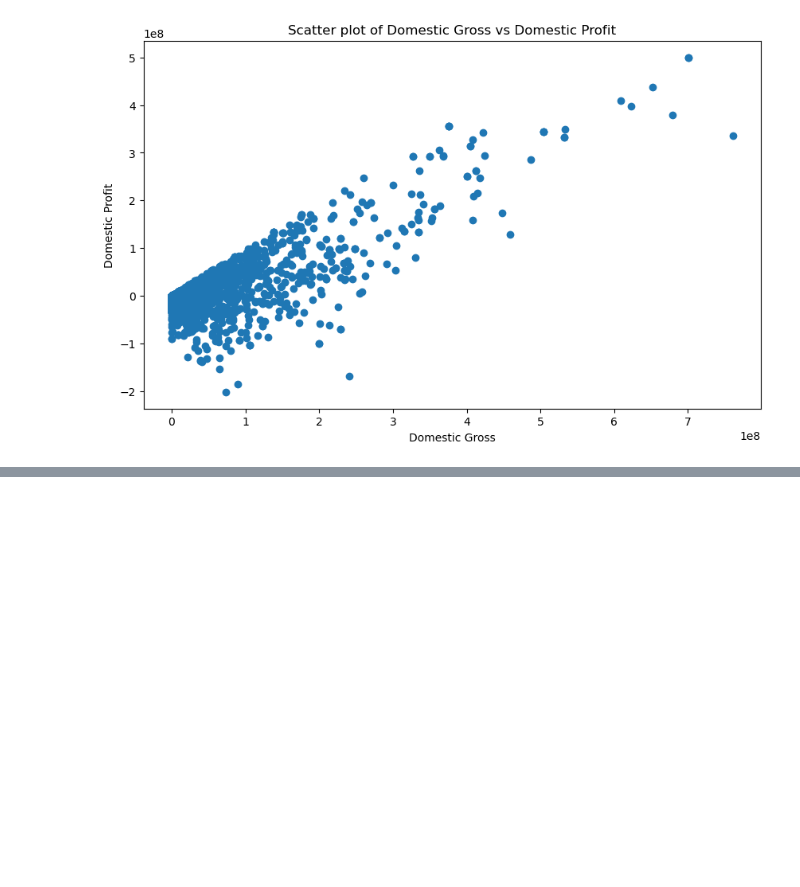
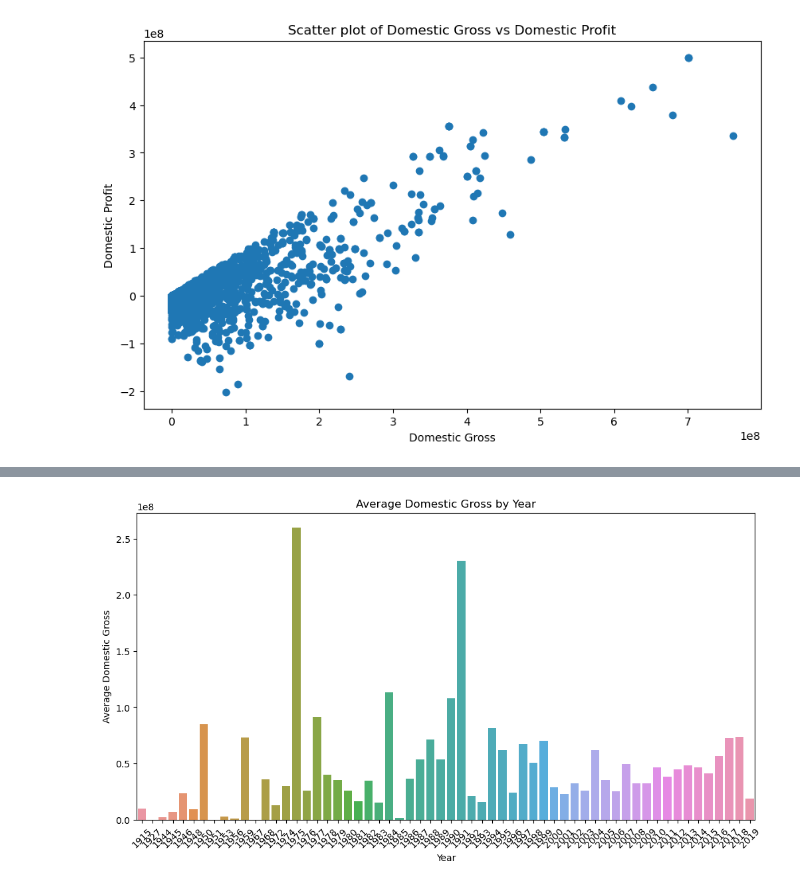
Before and after one commit to Vincent-Muteti/Phase2-Project, a Jupyter notebook: group5.ipynb, the cells around one changed output, grey strips where cells are left out. Drawn from its saved outputs; the diff is of its cells as text; code cells hidden in the pictures; blank space fills up the shorter version.

```diff
--- a/group5.ipynb
+++ b/group5.ipynb
@@ -164,0 +199,14 @@ plt.show()
+# %%
+# average domestic gross by year range
+merged_df1_df3['release_date'] = pd.to_datetime(merged_df1_df3['release_date'], errors='coerce')
+merged_df1_df3['year'] = merged_df1_df3['release_date'].dt.year
+yearly_domestic_gross = merged_df1_df3.groupby('year')['domestic_gross'].mean().reset_index()
+plt.figure(figsize=(12, 6))
+sns.barplot(data=yearly_domestic_gross, x='year', y='domestic_gross')
+plt.xlabel('Year')
+plt.ylabel('Average Domestic Gross')
+plt.title('Average Domestic Gross by Year')
+plt.xticks(rotation=45)
+plt.show()
+# %% [output]
+[figure, added]
```
Also changed, not shown: parts of 5 cells of this notebook.
